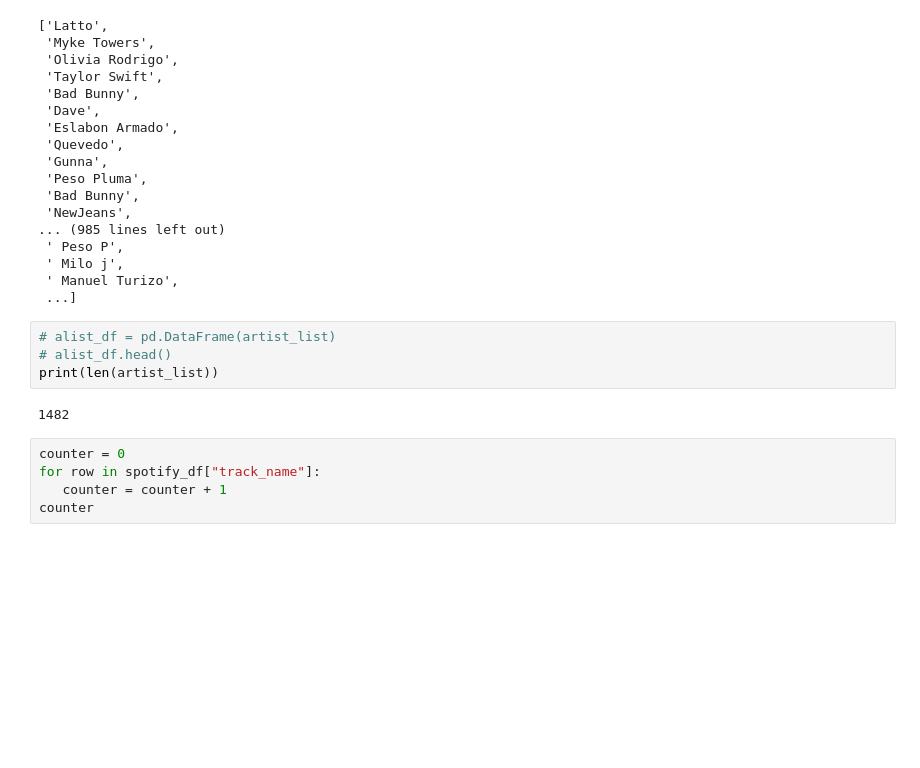
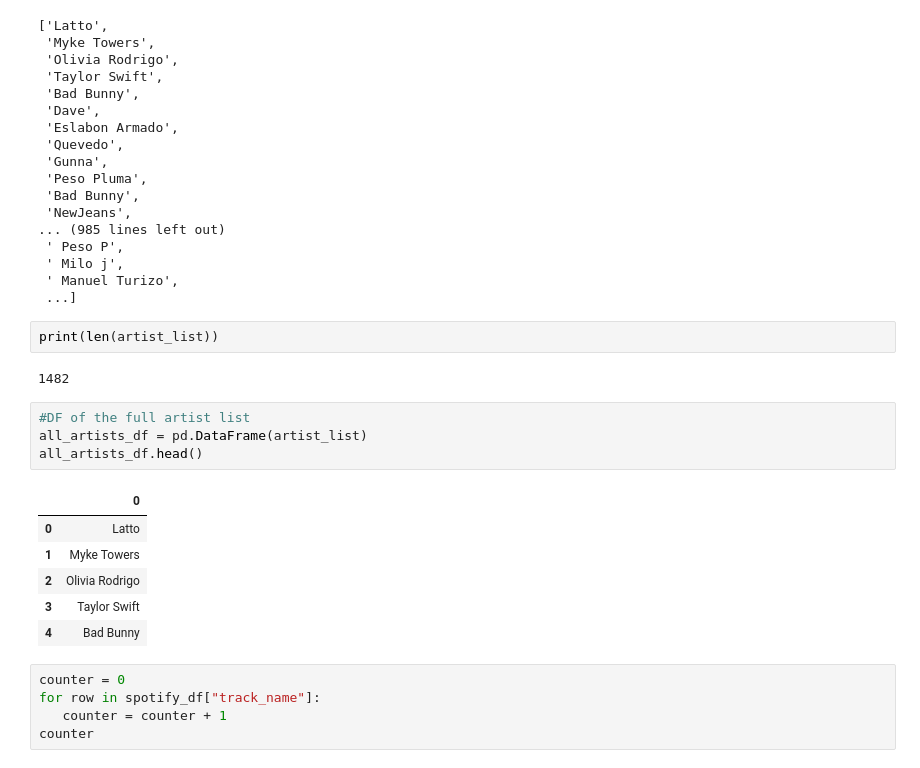
Before and after one commit to d6kramer/project-1-group-08, a Jupyter notebook: starter_notebook.ipynb, the cells around one changed output. Saved outputs shown, nothing was run; the diff lists cells and outputs as text; blank space fills up the shorter version.

```diff
--- a/starter_notebook.ipynb
+++ b/starter_notebook.ipynb
@@ -79,11 +79,20 @@ artist_list
  ' Manuel Turizo',
  ...]
 # %%
-# alist_df = pd.DataFrame(artist_list)
-# alist_df.head()
 print(len(artist_list))
 # %% [output]
 1482
+# %%
+#DF of the full artist list
+all_artists_df = pd.DataFrame(artist_list)
+all_artists_df.head()
+# %% [output]
+|  | 0 |
+| 0 | Latto |
+| 1 | Myke Towers |
+| 2 | Olivia Rodrigo |
+| 3 | Taylor Swift |
+| 4 | Bad Bunny |
 # %%
 counter = 0
 for row in spotify_df["track_name"]:
```
